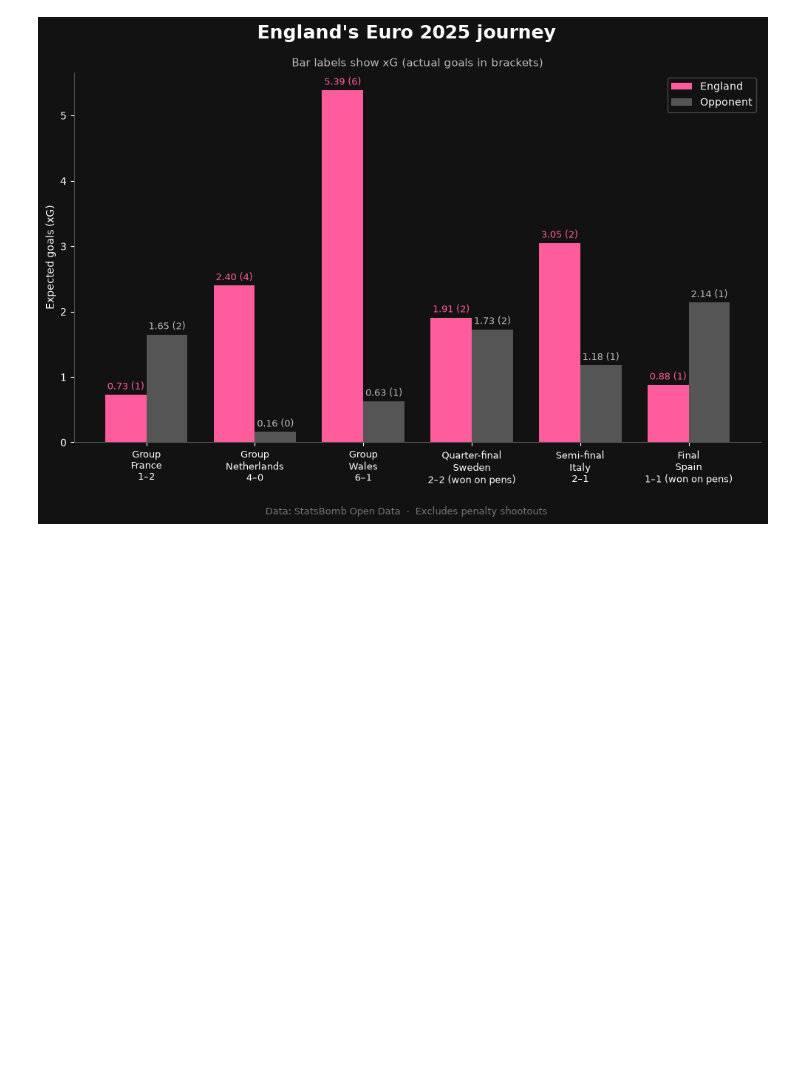
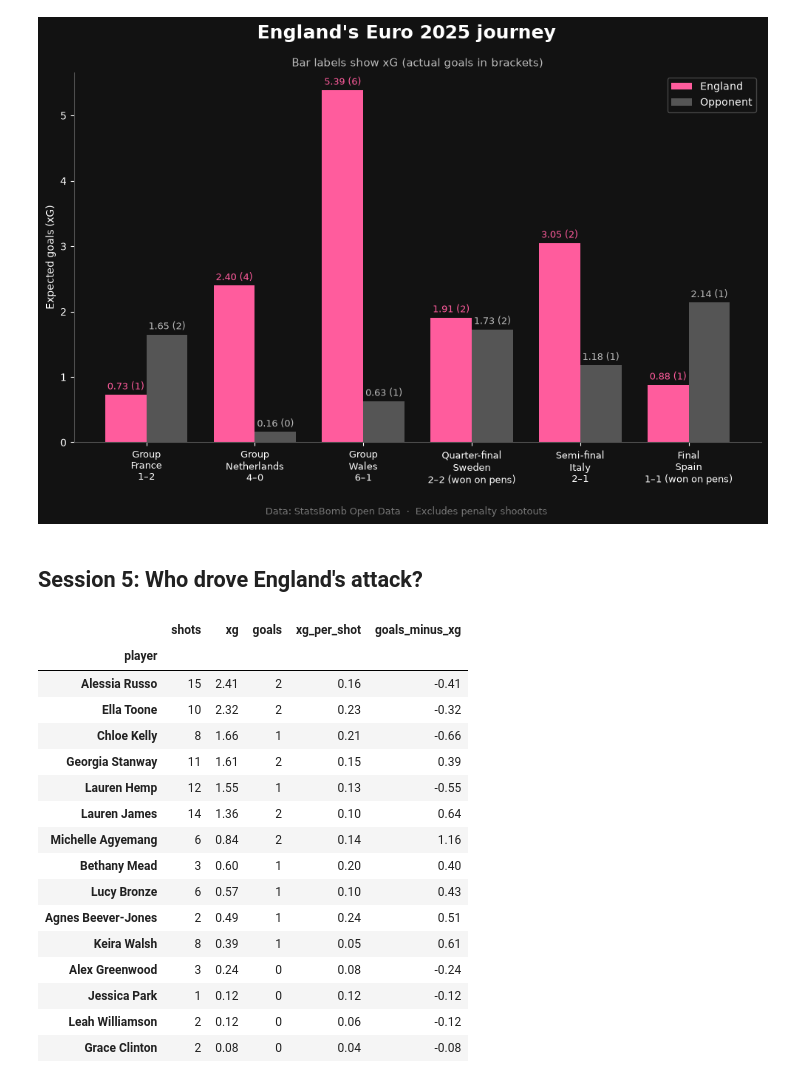
Before and after one commit to georgiajayy/womens-football-dashboard, a Jupyter notebook: 03_england_journey.ipynb, the cells around one changed output. Drawn from its saved outputs; the diff is of its cells as text; code cells hidden in the pictures; blank space fills up the shorter version.

```diff
--- a/03_england_journey.ipynb
+++ b/03_england_journey.ipynb
@@ -277,3 +277,37 @@ fig.savefig("england_journey_xg.png", dpi=200, facecolor=fig.get_facecolor(), bb
 plt.show()
 # %% [output]
 [figure]
+# %% [markdown]
+## Session 5: Who drove England's attack?
+# %%
+eng_shots = shots[shots["team"].str.contains("England")]
+
+players = eng_shots.groupby("player").agg(
+    shots=("shot_statsbomb_xg", "count"),
+    xg=("shot_statsbomb_xg", "sum"),
+    goals=("is_goal", "sum")
+)
+
+players["xg_per_shot"] = players["xg"] / players["shots"]
+players["goals_minus_xg"] = players["goals"] - players["xg"]
+
+players = players.round(2).sort_values("xg", ascending=False)
+players
+# %% [output]
+|  | shots | xg | goals | xg_per_shot | goals_minus_xg |
+| player |  |  |  |  |  |
+| Alessia Russo | 15 | 2.41 | 2 | 0.16 | -0.41 |
+| Ella Toone | 10 | 2.32 | 2 | 0.23 | -0.32 |
+| Chloe Kelly | 8 | 1.66 | 1 | 0.21 | -0.66 |
+| Georgia Stanway | 11 | 1.61 | 2 | 0.15 | 0.39 |
+| Lauren Hemp | 12 | 1.55 | 1 | 0.13 | -0.55 |
+| Lauren James | 14 | 1.36 | 2 | 0.10 | 0.64 |
+| Michelle Agyemang | 6 | 0.84 | 2 | 0.14 | 1.16 |
+| Bethany Mead | 3 | 0.60 | 1 | 0.20 | 0.40 |
+| Lucy Bronze | 6 | 0.57 | 1 | 0.10 | 0.43 |
+| Agnes Beever-Jones | 2 | 0.49 | 1 | 0.24 | 0.51 |
+| Keira Walsh | 8 | 0.39 | 1 | 0.05 | 0.61 |
+| Alex Greenwood | 3 | 0.24 | 0 | 0.08 | -0.24 |
+| Jessica Park | 1 | 0.12 | 0 | 0.12 | -0.12 |
+| Leah Williamson | 2 | 0.12 | 0 | 0.06 | -0.12 |
+| Grace Clinton | 2 | 0.08 | 0 | 0.04 | -0.08 |
```
Also changed, not shown: parts of 6 cells of this notebook, 4 other files.
